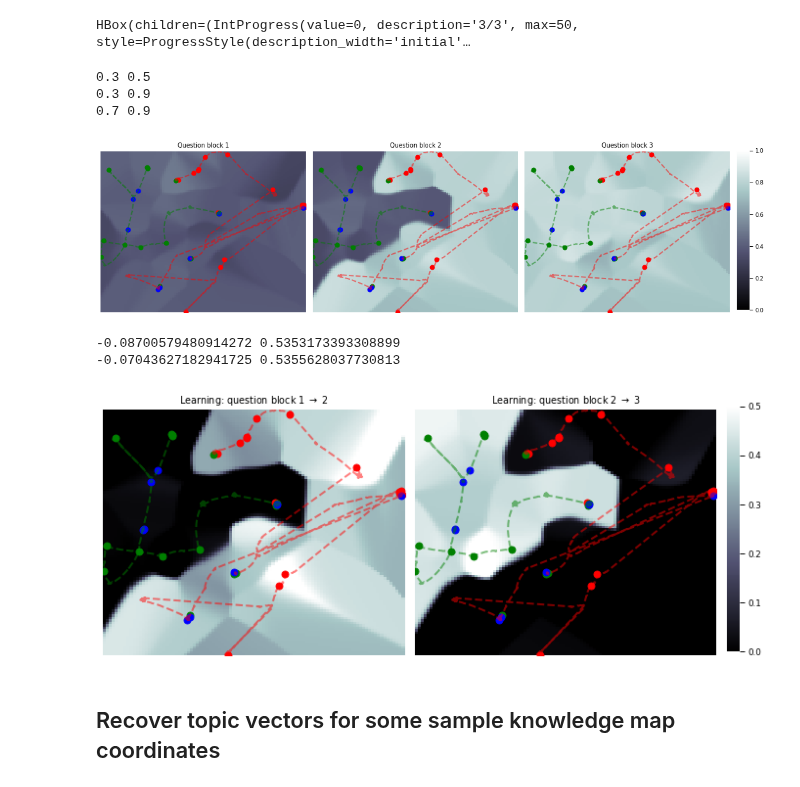
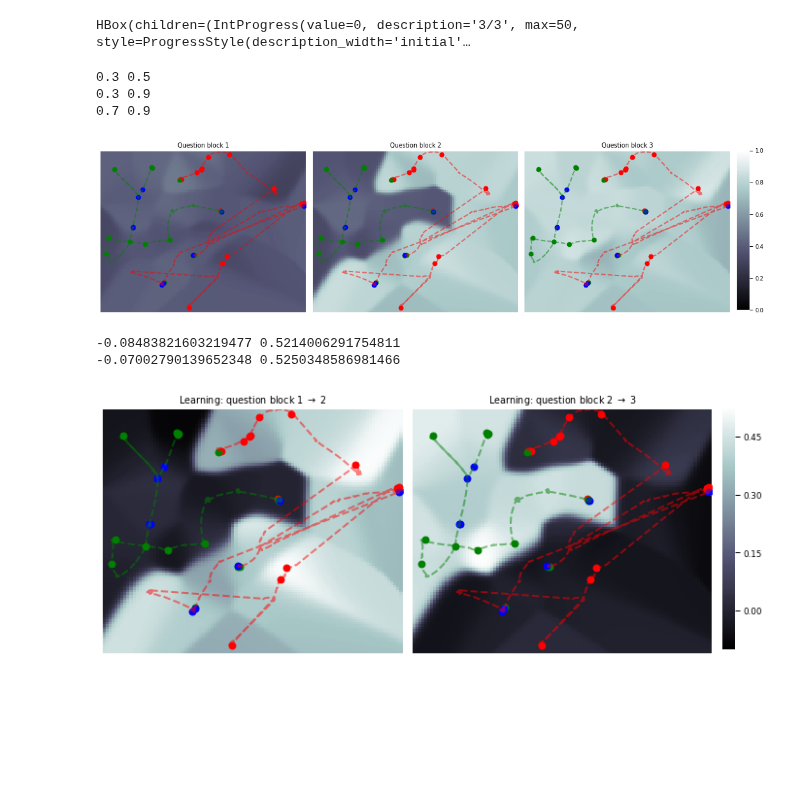
Before and after one commit to ContextLab/efficient-learning-khan, a Jupyter notebook: code/notebooks/knowledge-maps.ipynb, the cells around one changed output. Saved outputs shown, nothing was run; the diff lists cells and outputs as text; code cells hidden in the pictures; blank space fills up the shorter version.

```diff
--- a/code/notebooks/knowledge-maps.ipynb
+++ b/code/notebooks/knowledge-maps.ipynb
@@ -107,7 +159,7 @@ split_inds = np.cumsum([np.atleast_2d(vec).shape[0] for vec in to_reduce])[:2]
 to_reduce = np.log(np.vstack(to_reduce))
 # %%
 np.random.seed(seed)
-reducer = UMAP(**umap_params).fit(to_reduce)
+reducer = UMAP(verbose=True, **umap_params).fit(to_reduce)
 embeddings = reducer.embedding_
 forces_emb, bos_emb, questions_embs = np.vsplit(embeddings, split_inds)
 # %% [output]
@@ -133,6 +185,6 @@ Sat Mar 14 01:51:54 2020 Finished embedding
 # %%
 resolution = 100
-x_min, y_min = embeddings.min(axis=0) // 1
+x_min, y_min = embeddings.min(axis=0) // 1 - 1
 x_max, y_max = embeddings.max(axis=0) // 1 + 1
 x_step = (x_max - x_min) / resolution
 y_step = (y_max - y_min) / resolution
@@ -172,19 +248,18 @@ maps_arr = np.empty((3, exp.n_participants, resolution, resolution), dtype=np.fl
 for qset in range(3):
     store_key = f'kmap_qset{qset}'
     for i, p in enumerate(tqdm(participants, desc=f'{qset+1}/3', leave=False)):
+        # known values are knowledge traces for both lectures
         forces_trace = p.get_trace(f'forces_qset{qset}')
         bos_trace = p.get_trace(f'bos_qset{qset}')
         traces = np.hstack((forces_trace, bos_trace))
-        # interpolate traces to regular grid using radial basis function
-        knowledge_map = RBF_interp(lecture_embs, traces, vertices, width=5).reshape(resolution, resolution)
+        # interpolate knowledge to regular grid using radial basis function
+        knowledge_map = RBF_interp(lecture_embs, traces, vertices).reshape(resolution, resolution)
+        # store in corresponding Participant instance
         p.store_trace(knowledge_map, store_key)
         maps_arr[qset, i] = knowledge_map
 
     # store average in avg participant
     avg_participant.store_trace(maps_arr[qset].mean(axis=0), store_key)
-
-exp.participants = participants
-exp.avg_participant = avg_participant
 # %% [output]
 HBox(children=(IntProgress(value=0, description='1/3', max=50, style=ProgressStyle(description_width='initial'…
 HBox(children=(IntProgress(value=0, description='2/3', max=50, style=ProgressStyle(description_width='initial'…
@@ -210,13 +296,13 @@ for i in range(3):
     cax = cbar_ax if i == 2 else None
     sns.heatmap(kmap, vmin=0, vmax=1, cmap='bone', xticklabels=[], yticklabels=[],
                 cbar=cbar, ax=axes[i], cbar_ax=cax)
-    axes[i].plot(forces_plotscaled[:, 0], forces_plotscaled[:, 1], 'r--', alpha=.5, linewidth=2)
-    axes[i].plot(bos_plotscaled[:, 0], bos_plotscaled[:, 1], 'g--', alpha=.5, linewidth=2)
-#     axes[i].scatter(questions_plotscaled[:, 0], questions_plotscaled[:, 1], c='b', marker='o', s=50)
-    axes[i].scatter(ff_qs_plotscaled[:, 0], ff_qs_plotscaled[:, 1], c='r', marker='o', s=50)
-    axes[i].scatter(bos_qs_plotscaled[:, 0], bos_qs_plotscaled[:, 1], c='g', marker='o', s=50)
-    axes[i].scatter(gen_qs_plotscaled[:, 0], gen_qs_plotscaled[:, 1], c='b', marker='o', s=50)
+    axes[i].plot(forces_shifted[:, 0], forces_shifted[:, 1], 'r--', alpha=.5, linewidth=2)
+    axes[i].plot(bos_shifted[:, 0], bos_shifted[:, 1], 'g--', alpha=.5, linewidth=2)
+    axes[i].scatter(ff_qs_shifted[:, 0], ff_qs_shifted[:, 1], c='r', marker='o', s=50)
+    axes[i].scatter(bos_qs_shifted[:, 0], bos_qs_shifted[:, 1], c='g', marker='o', s=50)
+    axes[i].scatter(gen_qs_shifted[:, 0], gen_qs_shifted[:, 1], c='b', marker='o', s=50)
     axes[i].set_title(f'Question block {i + 1}')
+    # undo automatic y-axis inversion from sns.heatmap
     axes[i].invert_yaxis()
 plt.tight_layout()
 plt.show()
@@ -224,31 +310,29 @@ plt.show()
 0.3 0.5
 0.3 0.9
 0.7 0.9
-[figure, old version]
+[figure, new version]
 # %%
 fig, axes = plt.subplots(1, 2)
 fig.set_size_inches(9, 4)
 cbar_ax = fig.add_axes([1, 0.05, .02, .87])
 for i in range(2):
     learning_map = avg_participant.traces[f'kmap_qset{i + 1}'] - avg_participant.traces[f'kmap_qset{i}']
     print(learning_map.min(), learning_map.max())
     cbar = True if i == 1 else False
     cax = cbar_ax if i == 1 else None
-    sns.heatmap(learning_map, vmin=0, vmax=.5, cmap='bone', xticklabels=[], yticklabels=[],
+    sns.heatmap(learning_map, vmin=-.1, vmax=.53, cmap='bone', xticklabels=[], yticklabels=[],
                cbar=cbar, ax=axes[i], cbar_ax=cbar_ax)
-    axes[i].plot(forces_plotscaled[:, 0], forces_plotscaled[:, 1], 'r--', alpha=.5, linewidth=2)
-    axes[i].plot(bos_plotscaled[:, 0], bos_plotscaled[:, 1], 'g--', alpha=.5, linewidth=2)
-#     axes[i].scatter(questions_plotscaled[:, 0], questions_plotscaled[:, 1], c='b', marker='o', s=50)
-    axes[i].scatter(ff_qs_plotscaled[:, 0], ff_qs_plotscaled[:, 1], c='r', marker='o', s=50)
-    axes[i].scatter(bos_qs_plotscaled[:, 0], bos_qs_plotscaled[:, 1], c='g', marker='o', s=50)
-    axes[i].scatter(gen_qs_plotscaled[:, 0], gen_qs_plotscaled[:, 1], c='b', marker='o', s=50)
-    axes[i].set_title(r'Learning: question block {} $\rightarrow$ {}'.format((i + 1), (i + 2)))
+    axes[i].plot(forces_shifted[:, 0], forces_shifted[:, 1], 'r--', alpha=.5, linewidth=2)
+    axes[i].plot(bos_shifted[:, 0], bos_shifted[:, 1], 'g--', alpha=.5, linewidth=2)
+    axes[i].scatter(ff_qs_shifted[:, 0], ff_qs_shifted[:, 1], c='r', marker='o', s=50)
+    axes[i].scatter(bos_qs_shifted[:, 0], bos_qs_shifted[:, 1], c='g', marker='o', s=50)
+    axes[i].scatter(gen_qs_shifted[:, 0], gen_qs_shifted[:, 1], c='b', marker='o', s=50)
+    axes[i].set_title(fr'Learning: question block {i + 1} $\rightarrow$ {i + 2}')
+    # undo automatic y-axis inversion from sns.heatmap
     axes[i].invert_yaxis()
 plt.tight_layout()
 plt.show()
 # %% [output]
--0.08700579480914272 0.5353173393308899
--0.07043627182941725 0.5355628037730813
+-0.08483821603219477 0.5214006291754811
+-0.07002790139652348 0.5250348586981466
-[figure, old version]
+[figure, new version]
-# %% [markdown]
-## Recover topic vectors for some sample knowledge map coordinates
```
Also changed, not shown: parts of 21 cells of this notebook.
